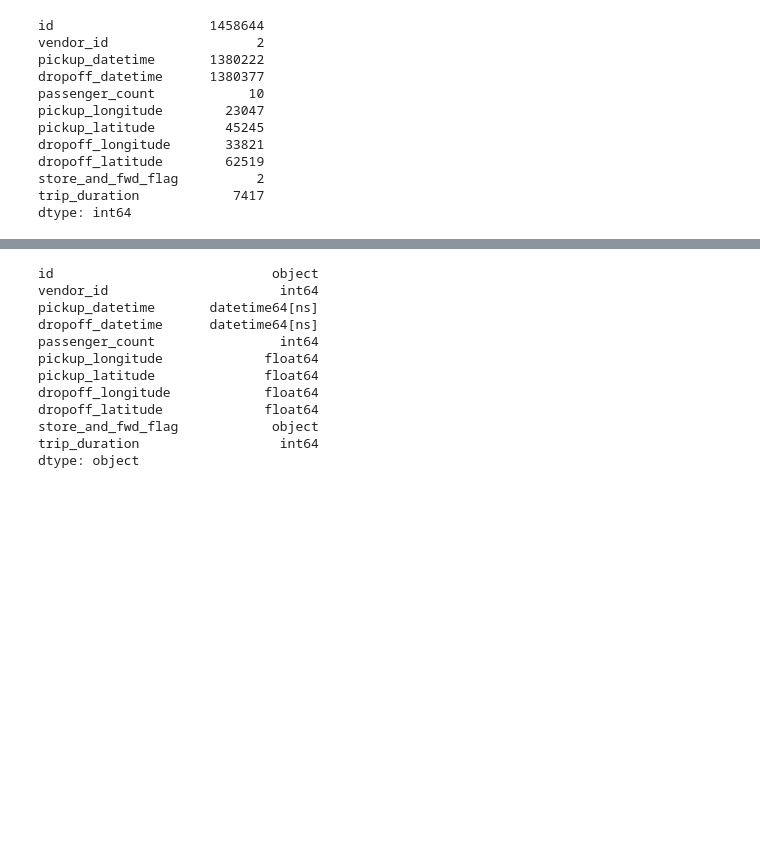
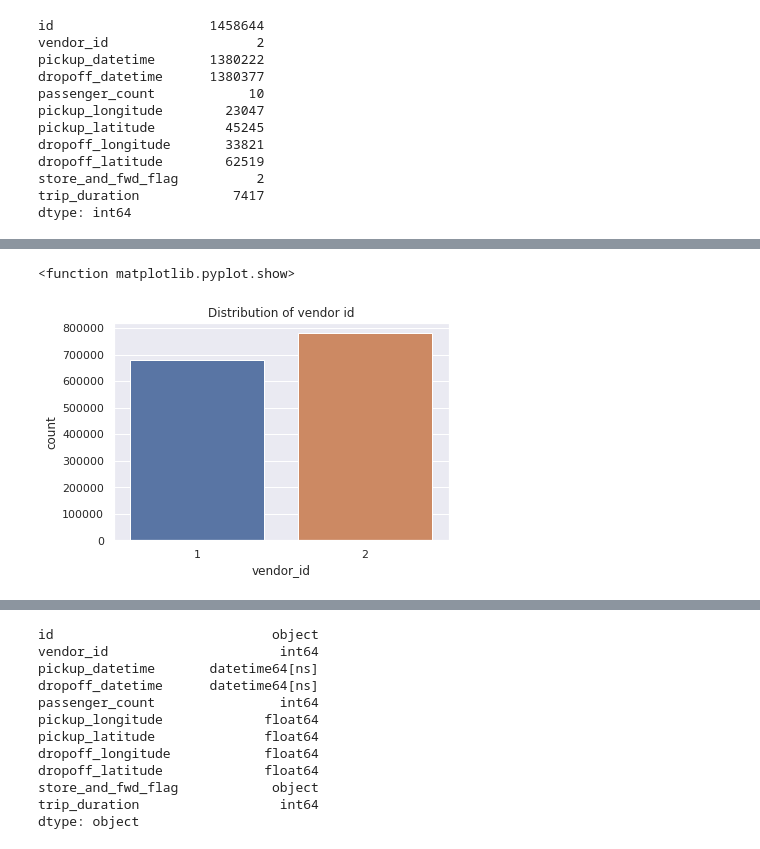
Before and after one commit to Ishansingh438/NYC-Taxi-Trip-Time-Prediction, a Jupyter notebook: Ishan_Singh_NYC_Taxi_Trip_Time_Prediction_Capstone_Project.ipynb, the cells around one changed output, grey strips where cells are left out. Cells and saved outputs as stored; diff of their text form; code cells hidden in the pictures; blank space fills up the shorter version.

```diff
--- a/Ishan_Singh_NYC_Taxi_Trip_Time_Prediction_Capstone_Project.ipynb
+++ b/Ishan_Singh_NYC_Taxi_Trip_Time_Prediction_Capstone_Project.ipynb
@@ -193,0 +192,8 @@ NameError: ignored
+# %%
+# Distribution of vendor id
+sns.countplot(x= taxi_df['vendor_id'])
+plt.title('Distribution of vendor id')
+plt.show
+# %% [output]
+<function matplotlib.pyplot.show>
+[figure, added]
```
Also changed, not shown: parts of 24 cells of this notebook.
